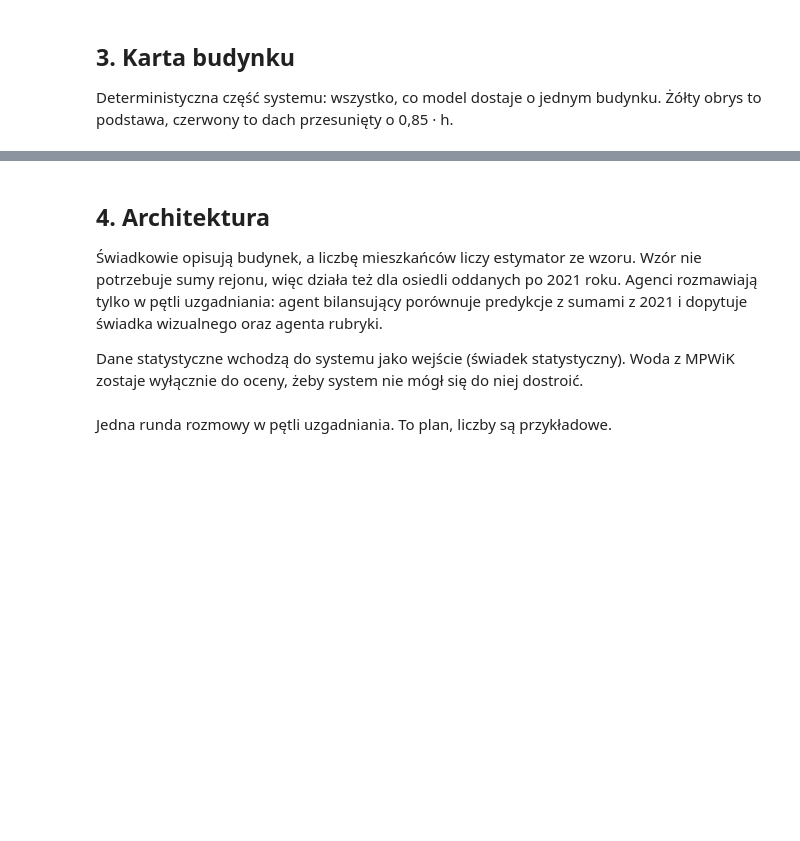
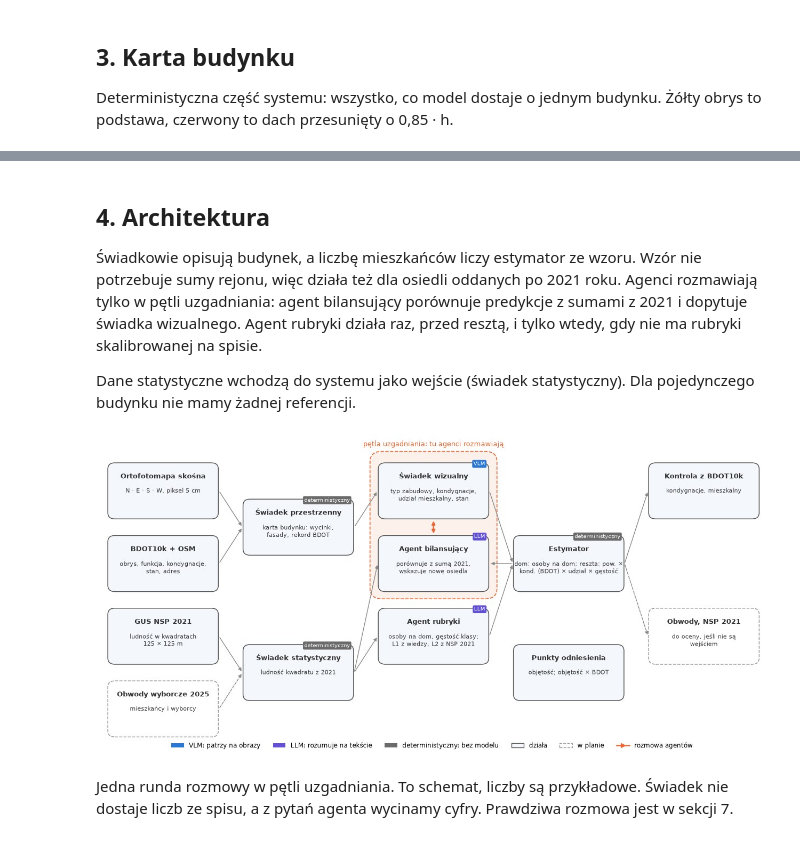
Before and after one commit to wust-terrain/wroclaw-population-agents, a Jupyter notebook: notebooks/proof_of_concept.ipynb, the cells around one changed output, grey strips where cells are left out. Cells and saved outputs as stored; diff of their text form; code cells hidden in the pictures; blank space fills up the shorter version.

```diff
--- a/notebooks/proof_of_concept.ipynb
+++ b/notebooks/proof_of_concept.ipynb
@@ -148,9 +153,9 @@ plt.show()
 # %% [markdown]
 ## 4. Architektura
 
-Świadkowie opisują budynek, a liczbę mieszkańców liczy estymator ze wzoru. Wzór nie potrzebuje sumy rejonu, więc działa też dla osiedli oddanych po 2021 roku. Agenci rozmawiają tylko w pętli uzgadniania: agent bilansujący porównuje predykcje z sumami z 2021 i dopytuje świadka wizualnego oraz agenta rubryki.
+Świadkowie opisują budynek, a liczbę mieszkańców liczy estymator ze wzoru. Wzór nie potrzebuje sumy rejonu, więc działa też dla osiedli oddanych po 2021 roku. Agenci rozmawiają tylko w pętli uzgadniania: agent bilansujący porównuje predykcje z sumami z 2021 i dopytuje świadka wizualnego. Agent rubryki działa raz, przed resztą, i tylko wtedy, gdy nie ma rubryki skalibrowanej na spisie.
 
-Dane statystyczne wchodzą do systemu jako wejście (świadek statystyczny). Woda z MPWiK zostaje wyłącznie do oceny, żeby system nie mógł się do niej dostroić.
+Dane statystyczne wchodzą do systemu jako wejście (świadek statystyczny). Dla pojedynczego budynku nie mamy żadnej referencji.
 # %%
 TYP = {"VLM": KOLORY[0], "LLM": "#6250d6", "deterministyczny": "#6b6b6b"}
 ROZMOWA = KOLORY[1]
@@ -159,22 +164,21 @@ BLOKI = {  # nazwa: (x, y, tytuł, opis, typ albo None dla danych, działa?)
     "orto": (0, 46, "Ortofotomapa skośna", "N · E · S · W, piksel 5 cm", None, True),
     "bdot": (0, 32, "BDOT10k + OSM", "obrys, funkcja, kondygnacje,\nstan, adres", None, True),
     "gus": (0, 18, "GUS NSP 2021", "ludność w kwadratach\n125 × 125 m", None, True),
-    "obwody": (0, 4, "Obwody wyborcze 2025", "mieszkańcy i wyborcy;\nparser granic gotowy", None, False),
+    "obwody": (0, 4, "Obwody wyborcze 2025", "mieszkańcy i wyborcy", None, False),
     "przestrzenny": (23, 39, "Świadek przestrzenny", "karta budynku: wycinki,\nfasady, rekord BDOT", "deterministyczny", True),
-    "statystyczny": (23, 11, "Świadek statystyczny", "ludność kwadratu z 2021\ni udział budynku", "deterministyczny", True),
+    "statystyczny": (23, 11, "Świadek statystyczny", "ludność kwadratu z 2021", "deterministyczny", True),
     "wizualny": (46, 46, "Świadek wizualny", "typ zabudowy, kondygnacje,\nudział mieszkalny, stan", "VLM", True),
-    "rubryka": (46, 32, "Agent rubryki", "gęstość dla typu zabudowy;\nteraz z wiedzy modelu", "LLM", True),
-    "bilans": (46, 18, "Agent bilansujący", "porównuje z sumą 2021,\nwskazuje nowe osiedla", "LLM", False),
-    "estymator": (69, 32, "Estymator", "pow. × kondygnacje ×\nudział × gęstość[typ]", "deterministyczny", True),
-    "odniesienia": (69, 11, "Punkty odniesienia", "objętość × BDOT, NSP 2021;\njedno wywołanie VLM (L0)", None, True),
+    "rubryka": (46, 18, "Agent rubryki", "osoby na dom, gęstość klasy;\nL1 z wiedzy, L2 z NSP 2021", "LLM", True),
+    "bilans": (46, 32, "Agent bilansujący", "porównuje z sumą 2021,\nwskazuje nowe osiedla", "LLM", True),
+    "estymator": (69, 32, "Estymator", "dom: osoby na dom; reszta: pow. ×\nkond. (BDOT) × udział × gęstość", "deterministyczny", True),
+    "odniesienia": (69, 11, "Punkty odniesienia", "objętość; objętość × BDOT", None, True),
     "kontrola": (92, 46, "Kontrola z BDOT10k", "kondygnacje, mieszkalny", None, True),
-    "woda": (92, 32, "Woda MPWiK", "tylko do oceny", None, False),
     "ocena": (92, 18, "Obwody, NSP 2021", "do oceny, jeśli nie są\nwejściem", None, False),
 }
 PRZEPLYW = [("orto", "przestrzenny"), ("bdot", "przestrzenny"), ("gus", "statystyczny"), ("obwody", "statystyczny"),
             ("przestrzenny", "wizualny"), ("wizualny", "estymator"), ("rubryka", "estymator"),
             ("statystyczny", "bilans"), ("statystyczny", "rubryka"), ("estymator", "bilans"),
-            ("estymator", "kontrola"), ("estymator", "woda"), ("estymator", "ocena")]
+            ("estymator", "kontrola"), ("estymator", "ocena")]
 
 
 def kotwica(nazwa, strona):
@@ -184,42 +188,43 @@ def kotwica(nazwa, strona):
 
 
 fig, ax = plt.subplots(figsize=(16, 7.4))
-ax.add_patch(FancyBboxPatch((44.2, 16.2), 21.6, 42.4, boxstyle="round,pad=0,rounding_size=2",
+ax.add_patch(FancyBboxPatch((44.2, 30.2), 21.6, 28.4, boxstyle="round,pad=0,rounding_size=2",
                             fc="#fdf1ec", ec=ROZMOWA, lw=1.2, ls="--", zorder=0))
 ax.text(55, 59.6, "pętla uzgadniania: tu agenci rozmawiają", ha="center", fontsize=9, color=ROZMOWA)
 for nazwa, (x, y, tytul, opis, typ, dziala) in BLOKI.items():
     ax.add_patch(FancyBboxPatch((x, y), W, H, boxstyle="round,pad=0.4,rounding_size=1.2", zorder=2,
                                 fc="#f4f7fb" if dziala else "white", ec="#555555" if dziala else "#9a9a9a",
                                 lw=1.1, ls="-" if dziala else "--"))
     ax.text(x + W / 2, y + H - 2.6, tytul, ha="center", fontsize=9, weight="bold", color=TUSZ, zorder=3)
     ax.text(x + W / 2, y + H - 4.4, opis, ha="center", va="top", fontsize=8, color=TUSZ, zorder=3)
     if typ:
         ax.text(x + W - 0.2, y + H + 0.2, typ, ha="right", va="center", fontsize=7, color="white", zorder=4,
                 bbox=dict(boxstyle="round,pad=0.25", fc=TYP[typ], ec="none"))
 for a, b in PRZEPLYW:
     xa, ya, xb, yb = BLOKI[a][0], BLOKI[a][1], BLOKI[b][0], BLOKI[b][1]
     if xa == xb:
         start, koniec = kotwica(a, "dol" if yb < ya else "gora"), kotwica(b, "gora" if yb < ya else "dol")
     elif xb < xa:
         start, koniec = kotwica(a, "lewo"), kotwica(b, "prawo")
     else:
         start, koniec = kotwica(a, "prawo"), kotwica(b, "lewo")
     gotowe = BLOKI[a][5] and BLOKI[b][5]
     ax.annotate("", xy=koniec, xytext=start, zorder=1,
                 arrowprops=dict(arrowstyle="-|>", color="#8a8a8a", lw=1, ls="-" if gotowe else "--"))
-ROZMOWY = [(kotwica("bilans", "gora"), kotwica("rubryka", "dol")),  # agent bilansujący i agent rubryki
-           ((65.2, 23), (65.2, 51))]  # agent bilansujący i świadek wizualny, obok bloków
+ROZMOWY = [(kotwica("bilans", "gora"), kotwica("wizualny", "dol"))]  # agent bilansujący i świadek wizualny
 for start, koniec in ROZMOWY:
     ax.annotate("", xy=koniec, xytext=start, zorder=3,
                 arrowprops=dict(arrowstyle="<|-|>", color=ROZMOWA, lw=1.8))
 ax.legend(handles=[Patch(fc=TYP["VLM"], label="VLM: patrzy na obrazy"), Patch(fc=TYP["LLM"], label="LLM: rozumuje na tekście"),
                    Patch(fc=TYP["deterministyczny"], label="deterministyczny: bez modelu"),
                    Patch(fc="#f4f7fb", ec="#555555", label="działa"), Patch(fc="white", ec="#9a9a9a", ls="--", label="w planie"),
                    Line2D([], [], color=ROZMOWA, lw=1.8, marker=">", label="rozmowa agentów")],
           loc="upper center", bbox_to_anchor=(0.5, 0.02), ncols=6, frameon=False, fontsize=8.5)
 ax.set(xlim=(-1.5, 111), ylim=(2.5, 61))
 ax.set_axis_off()
 plt.show()
+# %% [output]
+[figure, added]
 # %% [markdown]
-Jedna runda rozmowy w pętli uzgadniania. To plan, liczby są przykładowe.
+Jedna runda rozmowy w pętli uzgadniania. To schemat, liczby są przykładowe. Świadek nie dostaje liczb ze spisu, a z pytań agenta wycinamy cyfry. Prawdziwa rozmowa jest w sekcji 7.
 # %%
```
Also changed, not shown: parts of 31 cells of this notebook, 47 other files.
